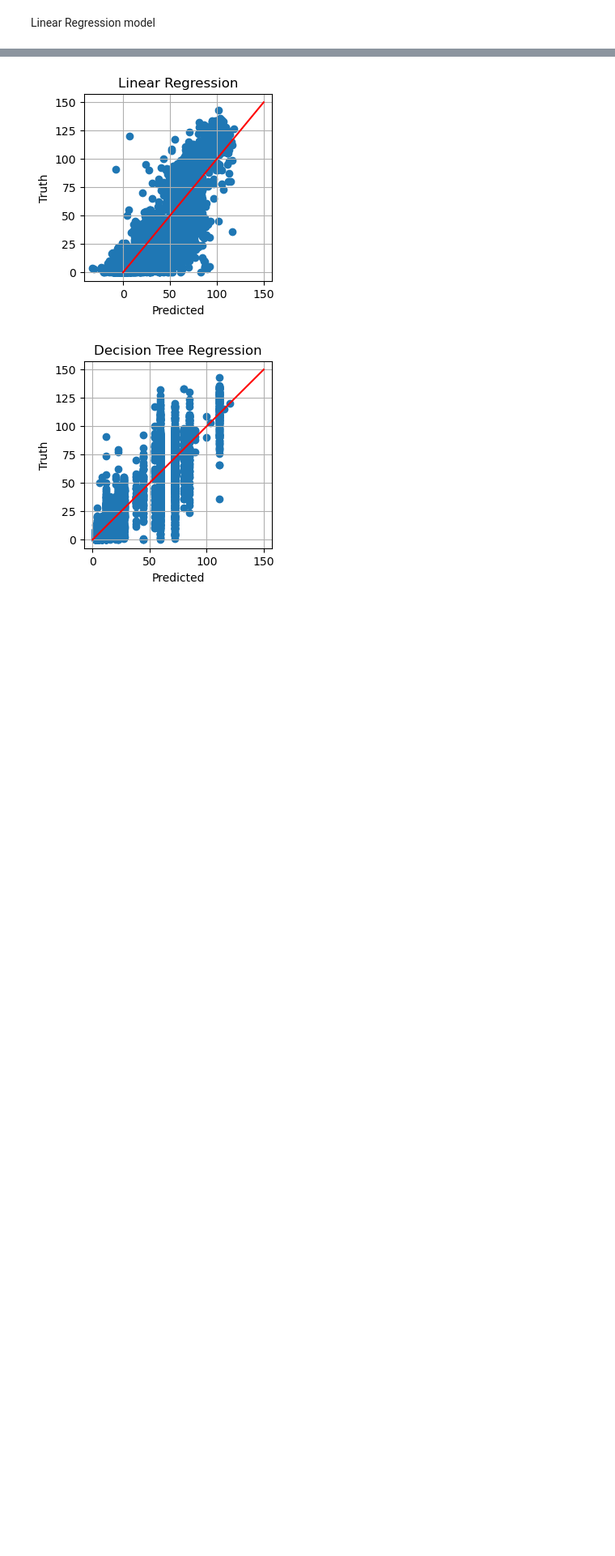
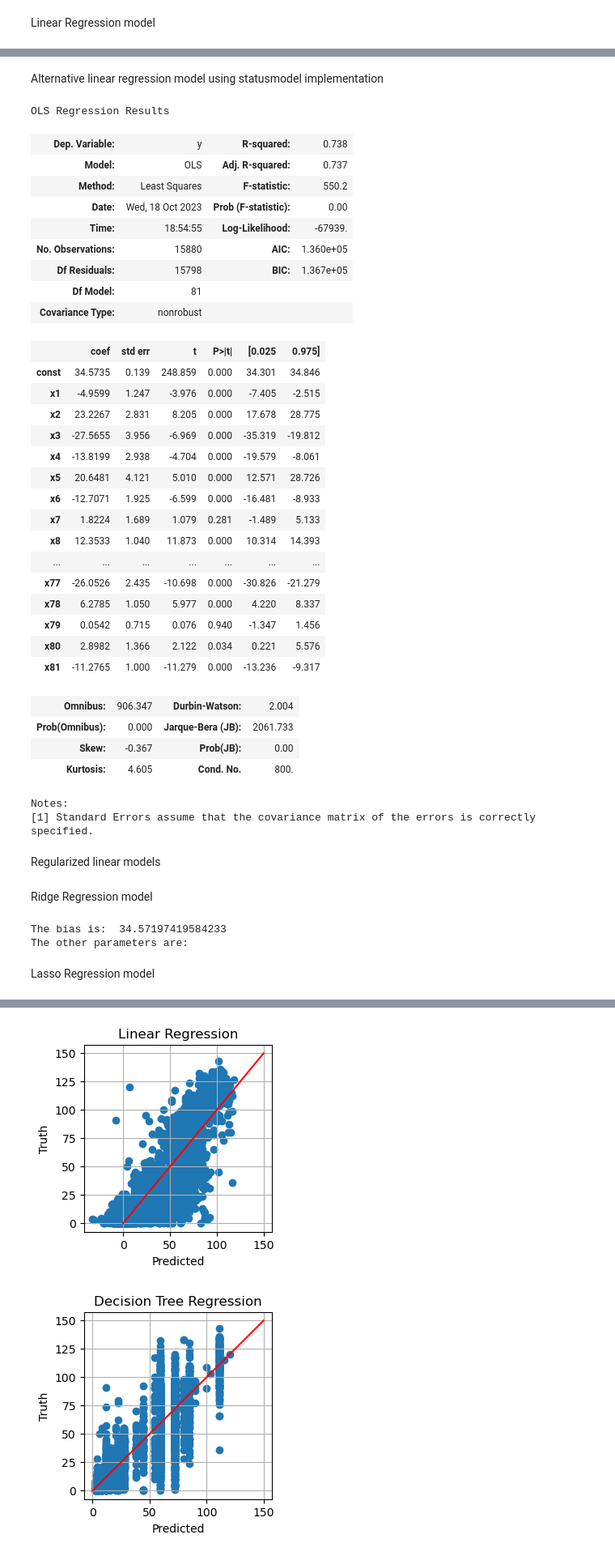
Before and after one commit to rubentorres-developer/ML-FirstHomeAssignment, a Jupyter notebook: Assignment1.ipynb, the cells around one changed output, grey strips where cells are left out. Shown at 81% size. Saved outputs shown, nothing was run; the diff lists cells and outputs as text; code cells hidden in the pictures; blank space fills up the shorter version.

```diff
--- a/Assignment1.ipynb
+++ b/Assignment1.ipynb
@@ -113,0 +91,59 @@ Gráficos
+# %% [markdown]
+Alternative linear regression model using statusmodel implementation
+# %%
+X_tr = add_constant(X_train)
+reg2=OLS(y_train,X_tr, hasconst=12).fit()
+reg2.summary()
+
+#alr_preds= reg2.predict(X_test)
+# %% [output]
+OLS Regression Results
+| Dep. Variable: | y | R-squared: | 0.738 |
+| Model: | OLS | Adj. R-squared: | 0.737 |
+| Method: | Least Squares | F-statistic: | 550.2 |
+| Date: | Wed, 18 Oct 2023 | Prob (F-statistic): | 0.00 |
+| Time: | 18:54:55 | Log-Likelihood: | -67939. |
+| No. Observations: | 15880 | AIC: | 1.360e+05 |
+| Df Residuals: | 15798 | BIC: | 1.367e+05 |
+| Df Model: | 81 |  |  |
+| Covariance Type: | nonrobust |  |  |
+|  | coef | std err | t | P>|t| | [0.025 | 0.975] |
+| const | 34.5735 | 0.139 | 248.859 | 0.000 | 34.301 | 34.846 |
+| x1 | -4.9599 | 1.247 | -3.976 | 0.000 | -7.405 | -2.515 |
+| x2 | 23.2267 | 2.831 | 8.205 | 0.000 | 17.678 | 28.775 |
+| x3 | -27.5655 | 3.956 | -6.969 | 0.000 | -35.319 | -19.812 |
+| x4 | -13.8199 | 2.938 | -4.704 | 0.000 | -19.579 | -8.061 |
+| x5 | 20.6481 | 4.121 | 5.010 | 0.000 | 12.571 | 28.726 |
+| x6 | -12.7071 | 1.925 | -6.599 | 0.000 | -16.481 | -8.933 |
+| x7 | 1.8224 | 1.689 | 1.079 | 0.281 | -1.489 | 5.133 |
+| x8 | 12.3533 | 1.040 | 11.873 | 0.000 | 10.314 | 14.393 |
+| ... | ... | ... | ... | ... | ... | ... |
+| x77 | -26.0526 | 2.435 | -10.698 | 0.000 | -30.826 | -21.279 |
+| x78 | 6.2785 | 1.050 | 5.977 | 0.000 | 4.220 | 8.337 |
+| x79 | 0.0542 | 0.715 | 0.076 | 0.940 | -1.347 | 1.456 |
+| x80 | 2.8982 | 1.366 | 2.122 | 0.034 | 0.221 | 5.576 |
+| x81 | -11.2765 | 1.000 | -11.279 | 0.000 | -13.236 | -9.317 |
+| Omnibus: | 906.347 | Durbin-Watson: | 2.004 |
+| Prob(Omnibus): | 0.000 | Jarque-Bera (JB): | 2061.733 |
+| Skew: | -0.367 | Prob(JB): | 0.00 |
+| Kurtosis: | 4.605 | Cond. No. | 800. |
+Notes:
+[1] Standard Errors assume that the covariance matrix of the errors is correctly specified.
+# %% [markdown]
+Regularized linear models
+# %% [markdown]
+Ridge Regression model
+# %%
+ridge = Ridge(alpha=10, max_iter=9999999).fit(X_train, y_train)
+
+print("The bias is: ",  ridge.intercept_)
+print("The other parameters are: ")
+#for i, beta in enumerate(ridge.coef_):
+#    print("\t B%02d -> %9.3f"% (i+1, beta))
+
+ridge_preds=ridge.predict(X_test)
+# %% [output]
+The bias is:  34.57197419584233
+The other parameters are:
+# %% [markdown]
+Lasso Regression model
```
Also changed, not shown: parts of 26 cells of this notebook.
